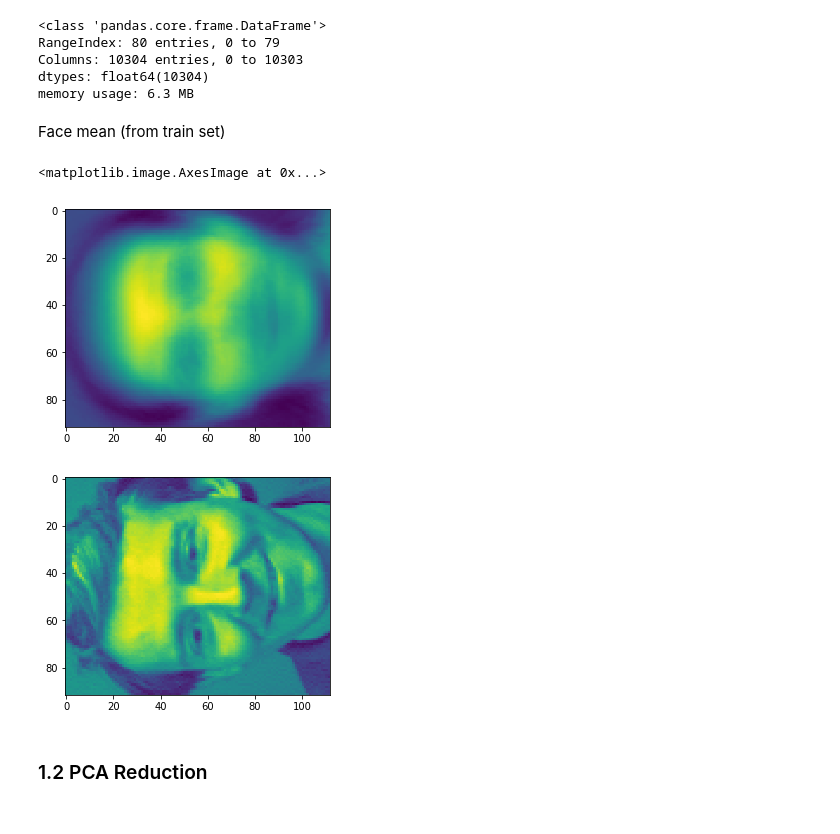
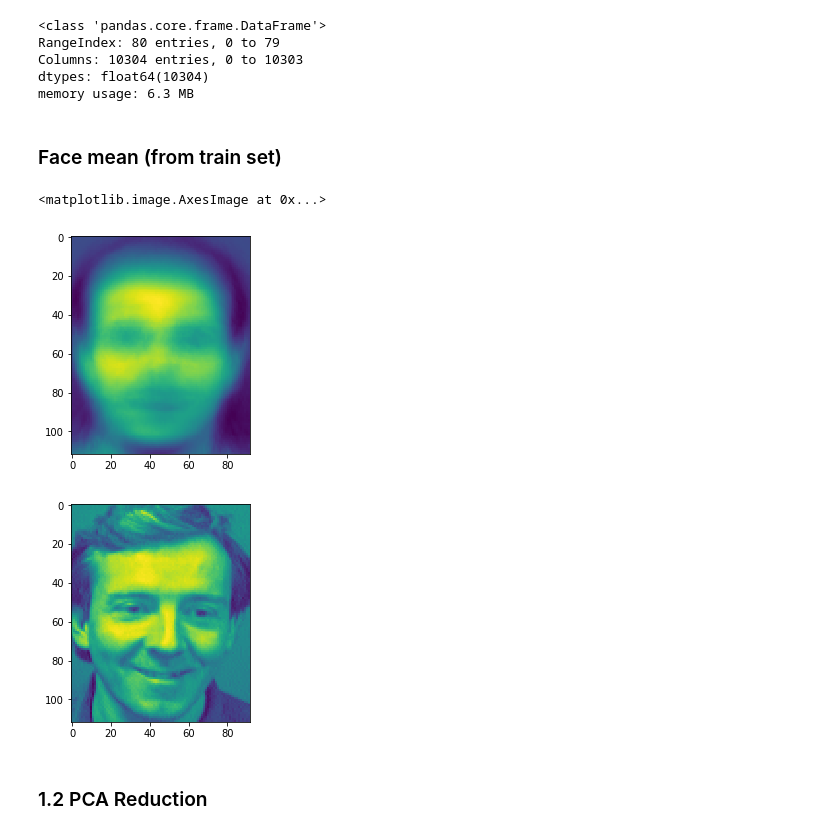
Before and after one commit to Maxabi/Faces-Classificator, a Jupyter notebook: src/exam.ipynb, the cells around one changed output. Drawn from its saved outputs; the diff is of its cells as text; code cells hidden in the pictures.

```diff
--- a/src/exam.ipynb
+++ b/src/exam.ipynb
@@ -94,20 +94,18 @@ Columns: 10304 entries, 0 to 10303
 dtypes: float64(10304)
 memory usage: 6.3 MB
 # %% [markdown]
-Face mean (from train set)
+### Face mean (from train set)
 # %%
 face_mean = np.mean(df_train_x)
+matr_face_mean = np.reshape(face_mean.values, (92,112))
+plt.imshow(matr_face_mean)
 
-#matr_face_mean = face_mean.as_matrix()
-matr_face_mean = np.reshape(face_mean.as_matrix(), (92,112))
-plt.imshow(matr_face_mean)
+# to put the image in the right direction
+plt.imshow(matr_face_mean.transpose())
 # %% [output]
 <matplotlib.image.AxesImage at 0x...>
-[figure, old version]
+[figure, new version]
 # %%
-
-
-
 hello = pd.read_csv("../data/Faces_Train_Inputs.csv", header=None)
 donne1 = hello[16:17] #donnees 17
 donne1
@@ -115,9 +113,12 @@ donne1
 matr = donne1.values
 image = np.reshape(matr, (92,112))
 
-imgplot = plt.imshow(image)
+#np.transpose.matrix(matr)
+#image.transpose()
+
+imgplot = plt.imshow(image.transpose())
 # %% [output]
-[figure, old version]
+[figure, new version]
 # %% [markdown]
 ### 1.2 PCA Reduction
 # %%
```
Also changed, not shown: parts of 11 cells of this notebook.
